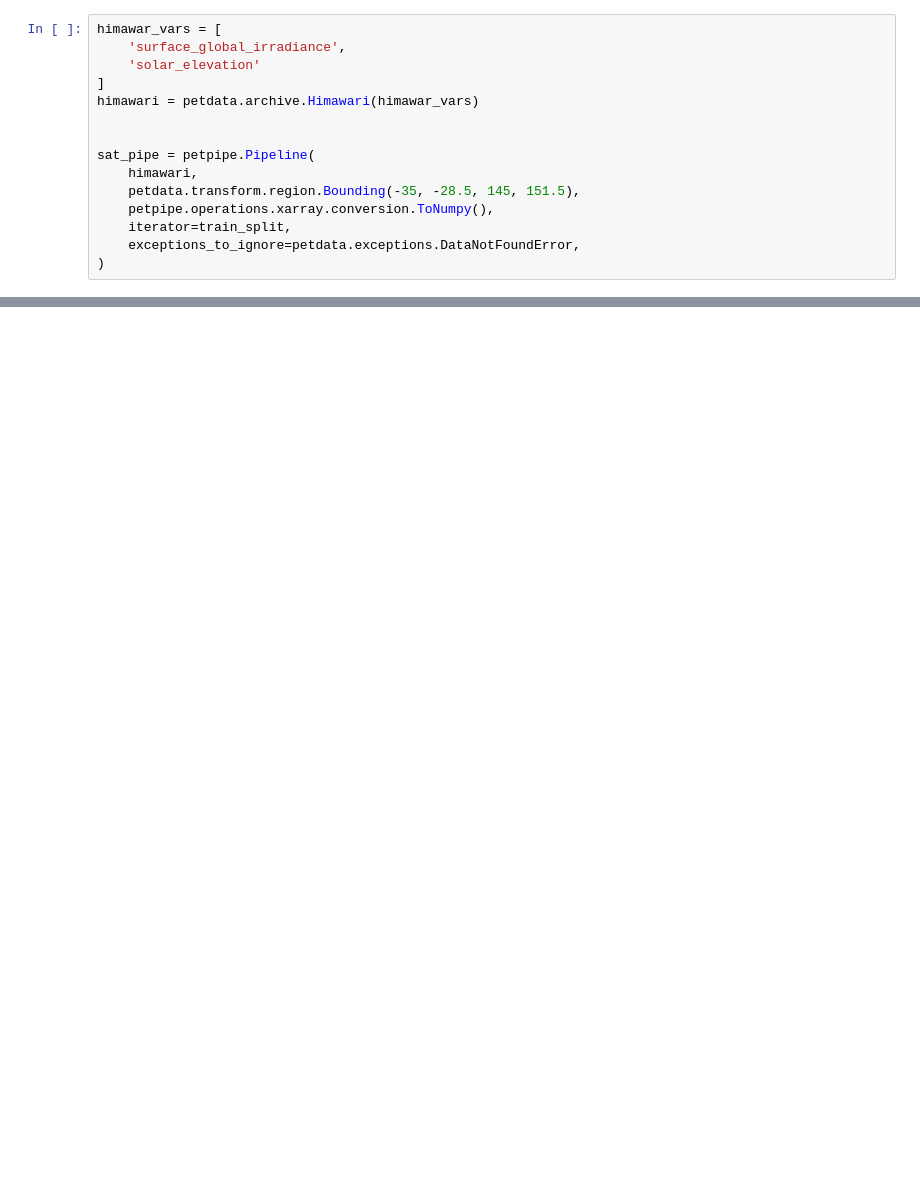
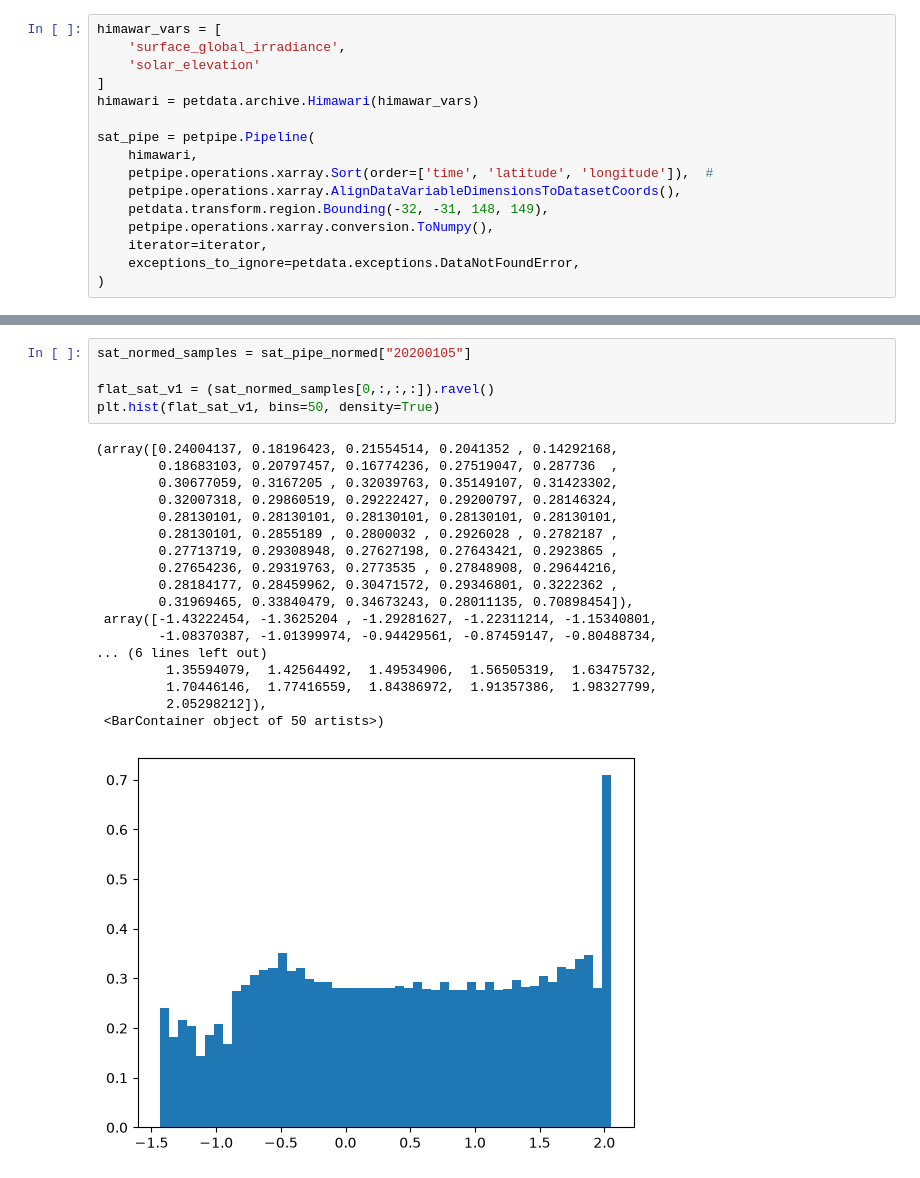
Before and after one commit to cdoedens/CPDiT, a Jupyter notebook: notebooks/PET_normalise.ipynb, the cells around one changed output, grey strips where cells are left out. Cells and saved outputs as stored; diff of their text form; blank space fills up the shorter version.

```diff
--- a/notebooks/PET_normalise.ipynb
+++ b/notebooks/PET_normalise.ipynb
@@ -41,12 +47,13 @@ himawar_vars = [
 ]
 himawari = petdata.archive.Himawari(himawar_vars)
 
-
 sat_pipe = petpipe.Pipeline(
     himawari,
-    petdata.transform.region.Bounding(-35, -28.5, 145, 151.5),
+    petpipe.operations.xarray.Sort(order=['time', 'latitude', 'longitude']),  #
+    petpipe.operations.xarray.AlignDataVariableDimensionsToDatasetCoords(),
+    petdata.transform.region.Bounding(-32, -31, 148, 149),
     petpipe.operations.xarray.conversion.ToNumpy(),
-    iterator=train_split,
+    iterator=iterator,
     exceptions_to_ignore=petdata.exceptions.DataNotFoundError,
 )
 # %%
@@ -99,0 +174,24 @@ np.float64(0.5400364133190755)
+# %%
+sat_normed_samples = sat_pipe_normed["20200105"]
+
+flat_sat_v1 = (sat_normed_samples[0,:,:,:]).ravel()
+plt.hist(flat_sat_v1, bins=50, density=True)
+# %% [output]
+(array([0.24004137, 0.18196423, 0.21554514, 0.2041352 , 0.14292168,
+        0.18683103, 0.20797457, 0.16774236, 0.27519047, 0.287736  ,
+        0.30677059, 0.3167205 , 0.32039763, 0.35149107, 0.31423302,
+        0.32007318, 0.29860519, 0.29222427, 0.29200797, 0.28146324,
+        0.28130101, 0.28130101, 0.28130101, 0.28130101, 0.28130101,
+        0.28130101, 0.2855189 , 0.2800032 , 0.2926028 , 0.2782187 ,
+        0.27713719, 0.29308948, 0.27627198, 0.27643421, 0.2923865 ,
+        0.27654236, 0.29319763, 0.2773535 , 0.27848908, 0.29644216,
+        0.28184177, 0.28459962, 0.30471572, 0.29346801, 0.3222362 ,
+        0.31969465, 0.33840479, 0.34673243, 0.28011135, 0.70898454]),
+ array([-1.43222454, -1.3625204 , -1.29281627, -1.22311214, -1.15340801,
+        -1.08370387, -1.01399974, -0.94429561, -0.87459147, -0.80488734,
+... (6 lines left out)
+         1.35594079,  1.42564492,  1.49534906,  1.56505319,  1.63475732,
+         1.70446146,  1.77416559,  1.84386972,  1.91357386,  1.98327799,
+         2.05298212]),
+ <BarContainer object of 50 artists>)
+[figure, added]
```
Also changed, not shown: parts of 24 cells of this notebook.
